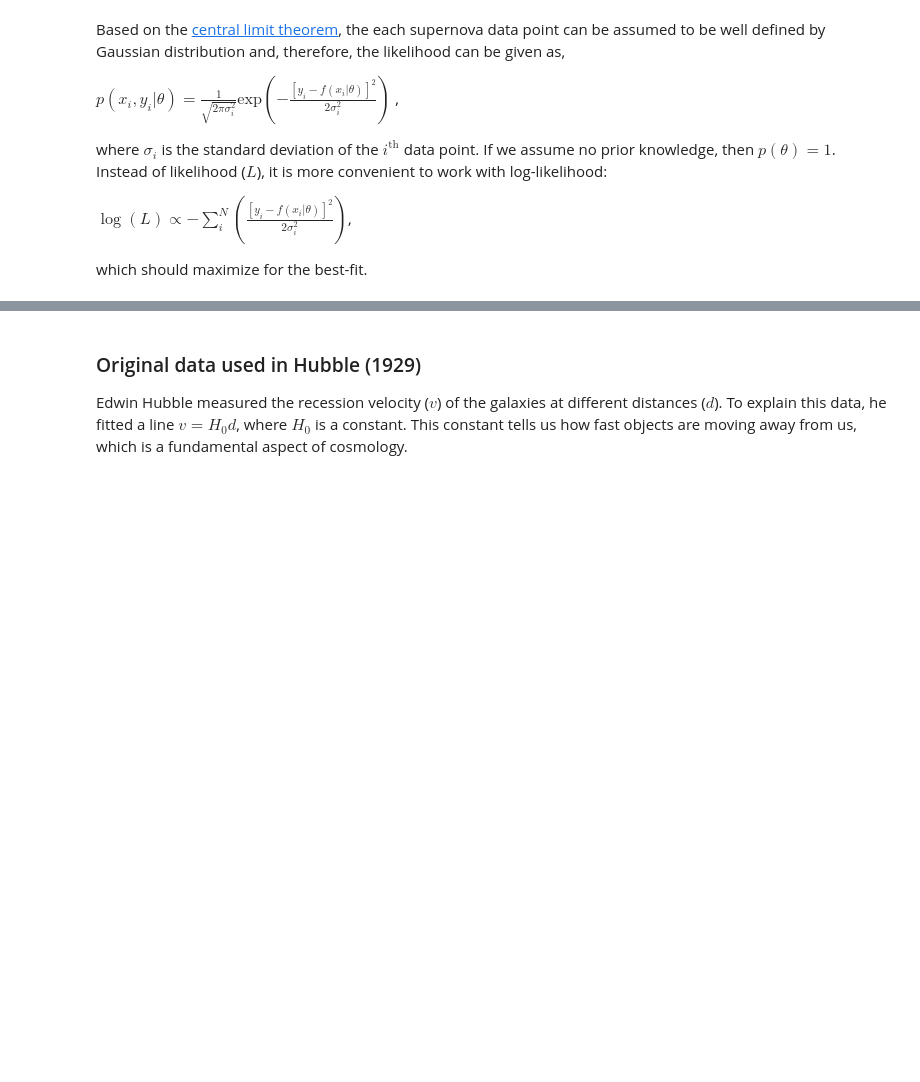
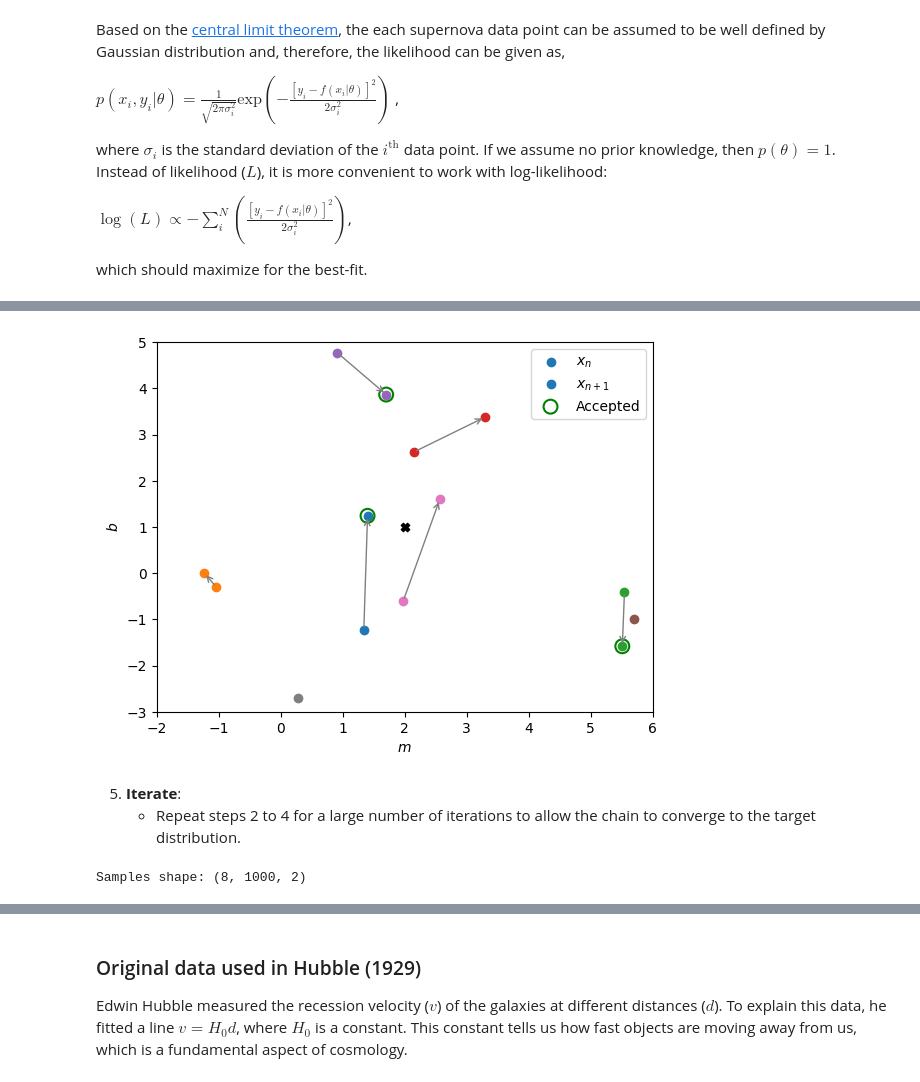
Before and after one commit to sambit-giri/AstronomyCalc, a Jupyter notebook: notebooks/bayesian_inference.ipynb, the cells around one changed output, grey strips where cells are left out. Cells and saved outputs as stored; diff of their text form; code cells hidden in the pictures; blank space fills up the shorter version.

```diff
--- a/notebooks/bayesian_inference.ipynb
+++ b/notebooks/bayesian_inference.ipynb
@@ -144,0 +164,2 @@ mh = AstronomyCalc.MetropolisHastings(nwalkers=nwalkers, ndim=ndim, log_probabil
+# %%
+p_acc = np.array([mh.acceptance_probability(initial_value[i], new_samples[i], q21, q12) for i in range(nwalkers)])
@@ -144,0 +171,9 @@ mh = AstronomyCalc.MetropolisHastings(nwalkers=nwalkers, ndim=ndim, log_probabil
+# %%
+u_acc = np.array([np.random.uniform(0,1) for i in range(nwalkers)])
+print('Comparing u and a:')
+accept_array = []
+for i in range(nwalkers):
+    accept = (u_acc[i]<=p_acc[i])
+    if accept: print(f'Walker Number {i}: {u_acc[i]:.5f} <= {p_acc[i]:.5f}')
+    else: print(f'Walker Number {i}: {u_acc[i]:.5f} >  {p_acc[i]:.5f}')
+    accept_array.append(accept)
@@ -144,0 +190,24 @@ mh = AstronomyCalc.MetropolisHastings(nwalkers=nwalkers, ndim=ndim, log_probabil
+# %%
+plt.scatter(true_param[0], true_param[1], color='k', marker='X')
+for i in range(nwalkers):
+    plt.scatter(initial_value[i,0], initial_value[i,1], color=f'C{i}', label='$x_n$' if i==0 else None)
+    plt.annotate('', xy=(new_samples[i,0], new_samples[i,1]), xytext=(initial_value[i,0], initial_value[i,1]),
+             arrowprops=dict(facecolor='red', edgecolor='grey', arrowstyle='->', lw=1))
+    plt.scatter(new_samples[i,0], new_samples[i,1], color=f'C{i}', label='$x_{n+1}$' if i==0 else None)
+plt.scatter(new_samples[accept_array,0], new_samples[accept_array,1],
+            edgecolor='green', facecolor='none', s=100, linewidth=1.5, label='Accepted')
+plt.axis([mins[0],maxs[0],mins[1],maxs[1]])
+plt.legend()
+plt.xlabel('$m$')
+plt.ylabel('$b$')
+plt.show()
+# %% [output]
+[figure, added]
+# %% [markdown]
+5. **Iterate**:
+   - Repeat steps 2 to 4 for a large number of iterations to allow the chain to converge to the target distribution.
+# %%
+samples = mh.run_sampler(n_samples=n_samples, initial_value=initial_value)
+print("Samples shape:", samples.shape)
+# %% [output]
+Samples shape: (8, 1000, 2)
```
Also changed, not shown: parts of 36 cells of this notebook, 1 other file.
